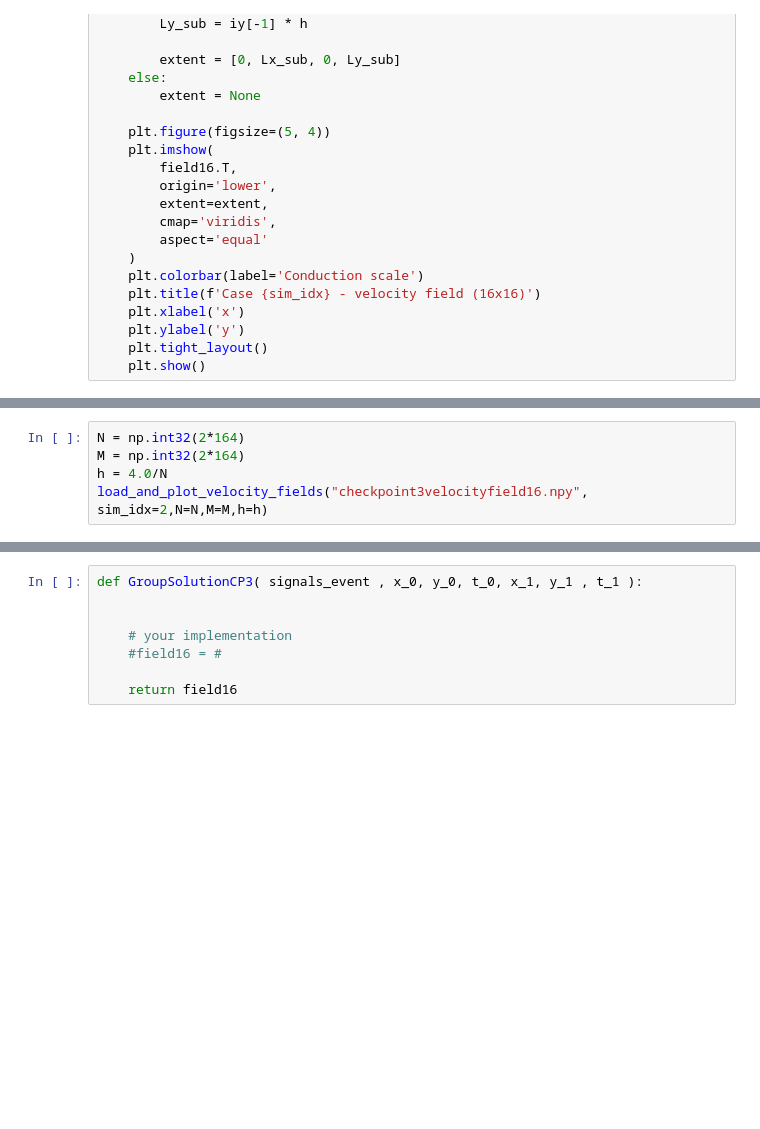
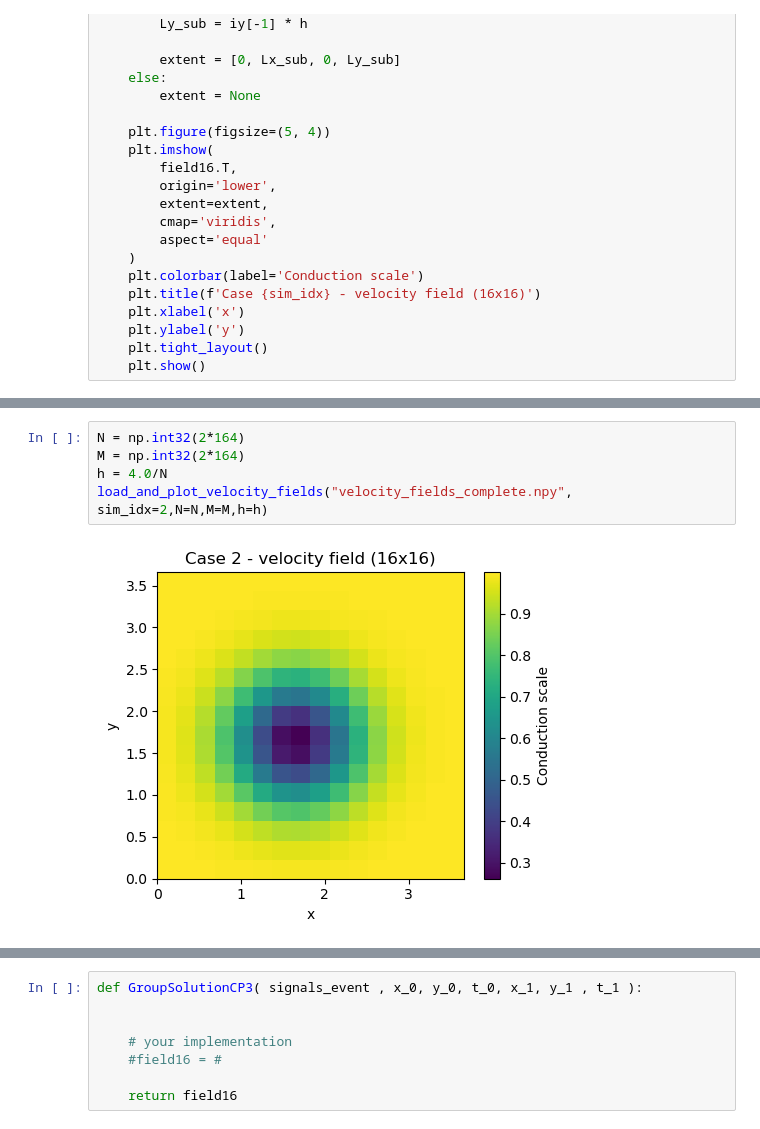
Before and after one commit to Stefano-Chiari/SubstrateFinder, a Jupyter notebook: checkpoint3.ipynb, the cells around one changed output, grey strips where cells are left out. Drawn from its saved outputs; the diff is of its cells as text; blank space fills up the shorter version.

```diff
--- a/checkpoint3.ipynb
+++ b/checkpoint3.ipynb
@@ -373,5 +406,7 @@ def load_and_plot_velocity_fields(
 # %%
 N = np.int32(2*164)
 M = np.int32(2*164)
 h = 4.0/N
-load_and_plot_velocity_fields("checkpoint3velocityfield16.npy", sim_idx=2,N=N,M=M,h=h)
+load_and_plot_velocity_fields("velocity_fields_complete.npy", sim_idx=2,N=N,M=M,h=h)
+# %% [output]
+[figure, added]
```
Also changed, not shown: parts of 12 cells of this notebook, 1 other file.
